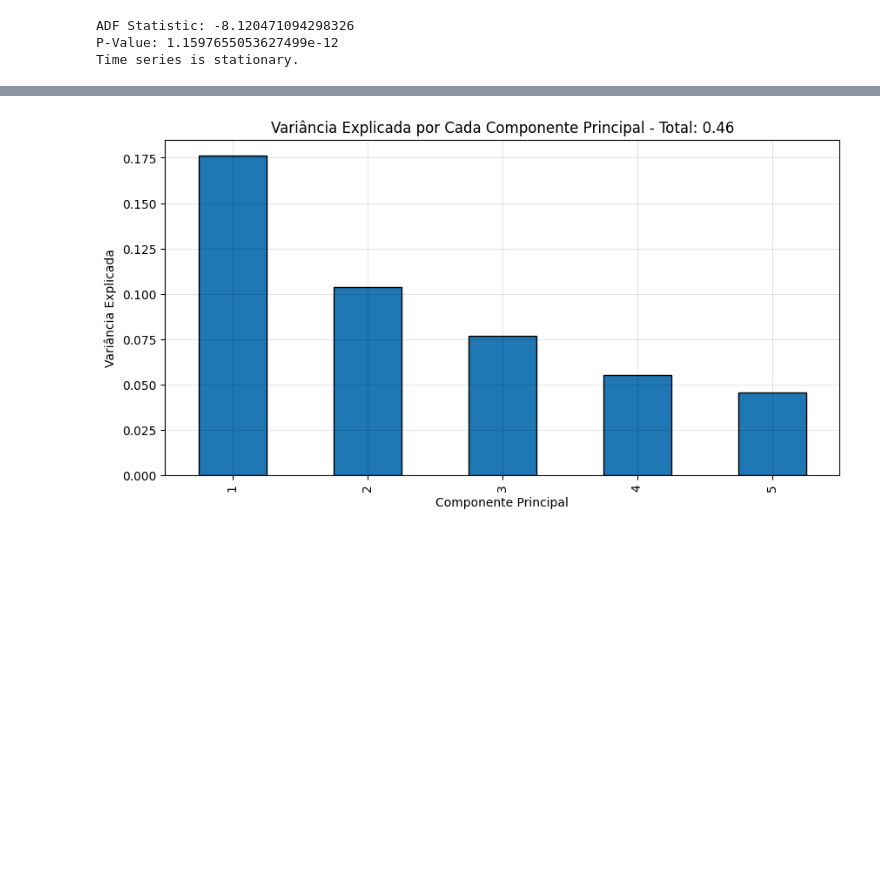
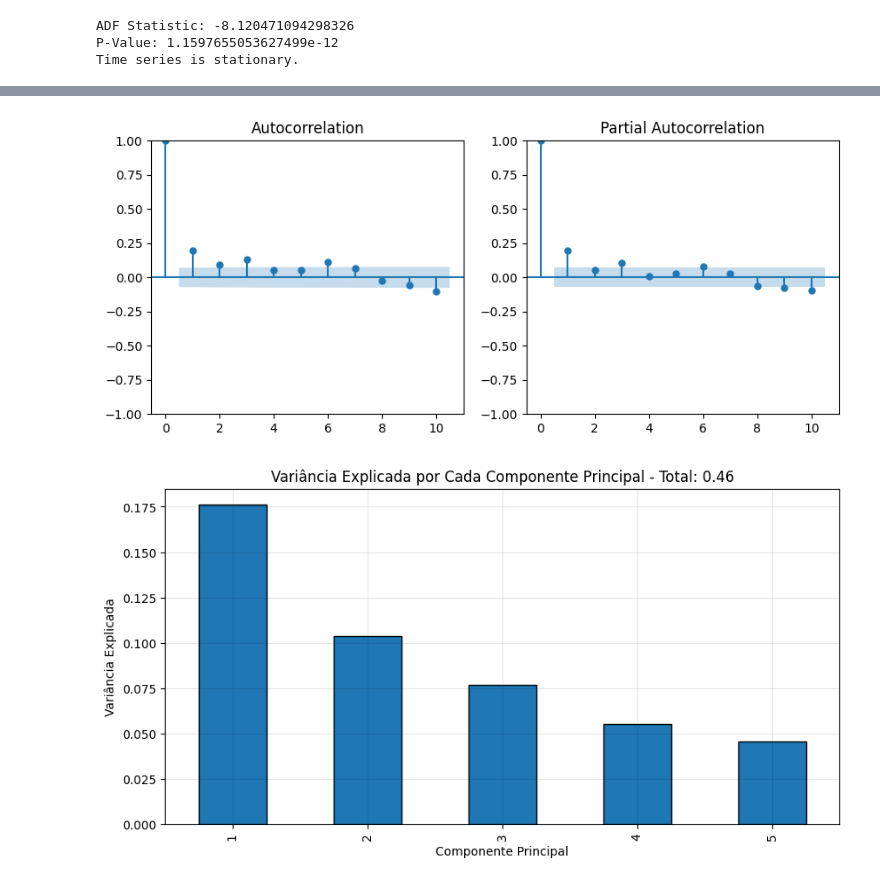
Before and after one commit to iagodantasf/a3_desafio_2, a Jupyter notebook: notebooks/eda.ipynb, the cells around one changed output, grey strips where cells are left out. Saved outputs shown, nothing was run; the diff lists cells and outputs as text; code cells hidden in the pictures; blank space fills up the shorter version.

```diff
--- a/notebooks/eda.ipynb
+++ b/notebooks/eda.ipynb
@@ -177,9 +227,9 @@ plt.show()
 # %%
 plt.figure(figsize=(10, 5))
-_n_pedidos = df.groupby('data')['n_pedidos'].sum()
-_n_pedidos.plot(label='Número de Pedidos')
-_n_pedidos.rolling(30).mean().plot(label='Média Móvel 30 dias')
-_n_pedidos.rolling(30).std().plot(label='Desvio Padrão 30 dias')
+total_sales = df.groupby('data')['n_pedidos'].sum()
+total_sales.plot(label='Número de Pedidos')
+total_sales.rolling(30).mean().plot(label='Média Móvel 30 dias')
+total_sales.rolling(30).std().plot(label='Desvio Padrão 30 dias')
 plt.title('Número de Pedidos Total por Dia')
 plt.legend()
 plt.xlabel('Data')
@@ -187,7 +237,7 @@ plt.ylabel('Número de Pedidos')
 plt.grid(c='k', alpha=0.1)
 plt.show()
 
-result = adfuller(_n_pedidos)
+result = adfuller(total_sales)
 print(f"ADF Statistic: {result[0]}")
 print(f"P-Value: {result[1]}")
 if result[1] > 0.05:
@@ -202,3 +298,10 @@ Time series is stationary.
+# %%
+fig, axes = plt.subplots(1,2, figsize=(10,4))
+plot_acf(total_sales, lags=10, ax=axes[0])
+plot_pacf(total_sales, lags=10, ax=axes[1])
+plt.show()
+# %% [output]
+[figure, added]
 # %%
 X = df['n_pedidos'].unstack('id_produto')
 
```
Also changed, not shown: parts of 12 cells of this notebook.
